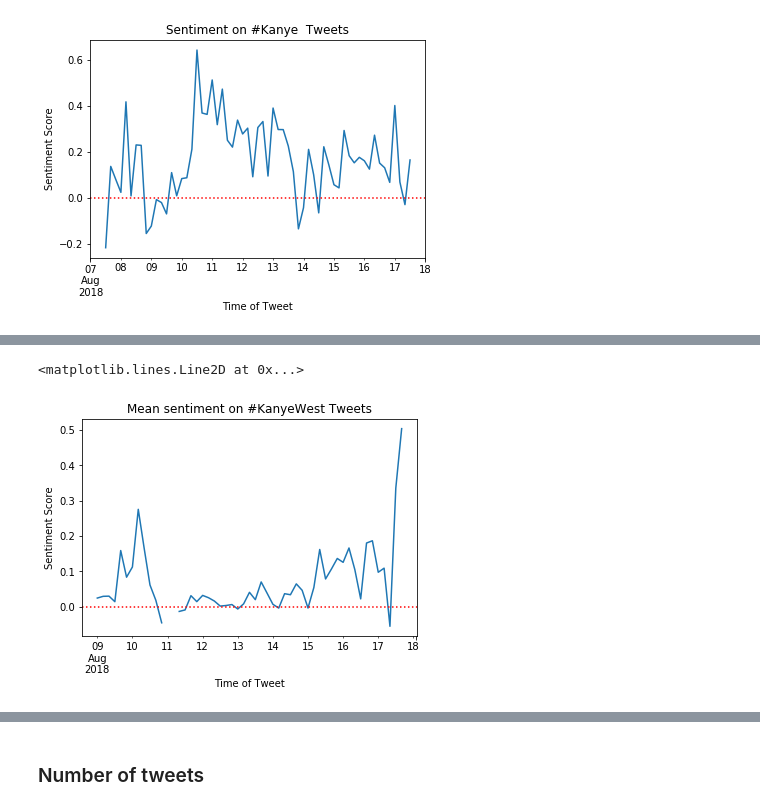
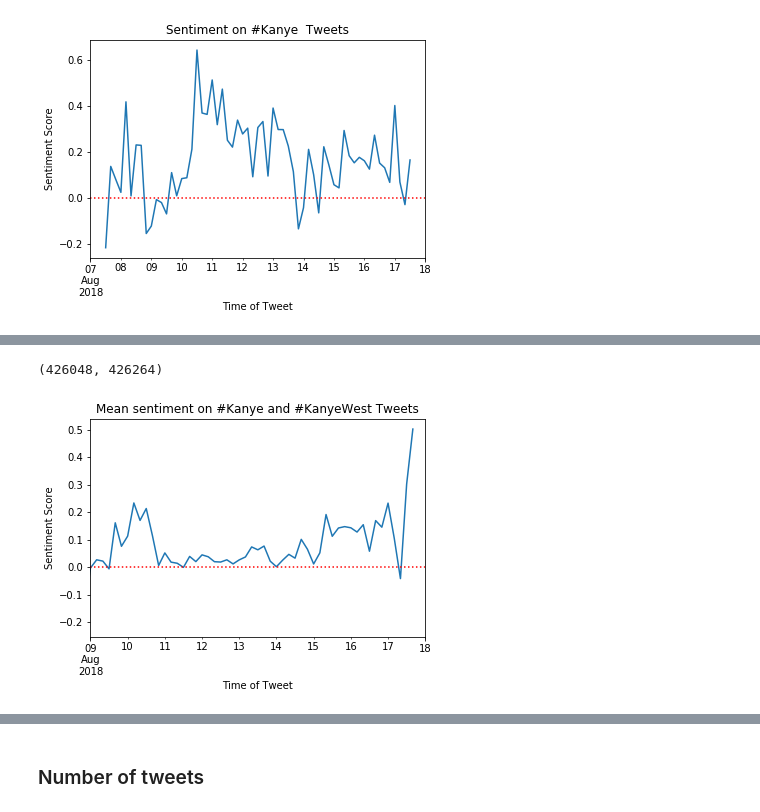
Before and after one commit to SilasNeptune/Sentiment-Analysis, a Jupyter notebook: Analysis.ipynb, the cells around one changed output, grey strips where cells are left out. Cells and saved outputs as stored; diff of their text form; code cells hidden in the pictures.

```diff
--- a/Analysis.ipynb
+++ b/Analysis.ipynb
@@ -118,5 +145,6 @@ display(kanye)
 # %%
 kanyewest.set_index('id')
+kanyewest['text'] = kanyewest['text'].astype(str)
 score = []
 
 for index, row in kanyewest.iterrows():
@@ -127,5 +155,7 @@ for index, row in kanyewest.iterrows():
 
 print(len(score))
 kanyewest['score'] = score
+kanyewest.set_index('created_at', inplace=True)
+kanyewest.index = pd.to_datetime(kanyewest.index, errors='coerce')
 display(kanyewest)
 # %% [output]
@@ -161,5 +192,7 @@ for index, row in allkanye.iterrows():
 
 print(len(score))
 allkanye['score'] = score
+allkanye.set_index('created_at', inplace=True)
+allkanye.index = pd.to_datetime(allkanye.index, errors='coerce')
 display(allkanye)
 # %% [output]
@@ -389,11 +425,3 @@ allkanye['score'] = pd.to_numeric(allkanye['score'])
-# %%
-kanye['score'] = pd.to_numeric(kanye['score'])
-kanye.set_index('created_at', inplace=True)
-kanye.index = pd.to_datetime(kanye.index)
-
-kanyewest['score'] = pd.to_numeric(kanyewest['score'])
-kanyewest.set_index('created_at', inplace=True)
-kanyewest.index = pd.to_datetime(kanyewest.index)
 # %%
 hourly = kanye.resample("4H").mean()
 print(hourly.head())
@@ -454,9 +499,10 @@ created_at
 # %%
-hkanye = kanye.resample("4H").mean()
-hkanye['score'].plot()
+hwest = kanyewest.resample("4H").mean()
+print(hwest.head())
+hwest['score'].plot()
 plt.xlabel('Time of Tweet')
 plt.ylabel('Sentiment Score')
-plt.title("Mean sentiment on #Kanye Tweets")
+plt.title("Mean sentiment on #KanyeWest Tweets")
 
 plt.axhline(y=0, color = 'red', linestyle = ':')
 # %% [output]
@@ -465,12 +540,15 @@ plt.axhline(y=0, color = 'red', linestyle = ':')
 # %%
-hwest = allwest.resample("4H").mean()
-print(hwest.head())
-hwest['score'].plot()
+hall = allkanye.resample("4H").mean()
+print(hall.head())
+hall['score'].plot()
 plt.xlabel('Time of Tweet')
 plt.ylabel('Sentiment Score')
-plt.title("Mean sentiment on #KanyeWest Tweets")
+plt.title("Mean sentiment on #Kanye and #KanyeWest Tweets")
 
 plt.axhline(y=0, color = 'red', linestyle = ':')
+datemin = np.datetime64(hwest.index[0], 'D')
+datemax = np.datetime64(hwest.index[-1], 'D') + np.timedelta64(1, 'D')
+plt.xlim(datemin, datemax)
 # %% [output]
                      favorite_count  user_followers_count  user_friends_count  \
 created_at
@@ -490,2 +568,2 @@ created_at
-<matplotlib.lines.Line2D at 0x...>
+(426048, 426264)
-[figure, old version]
+[figure, new version]
```
Also changed, not shown: parts of 59 cells of this notebook.
